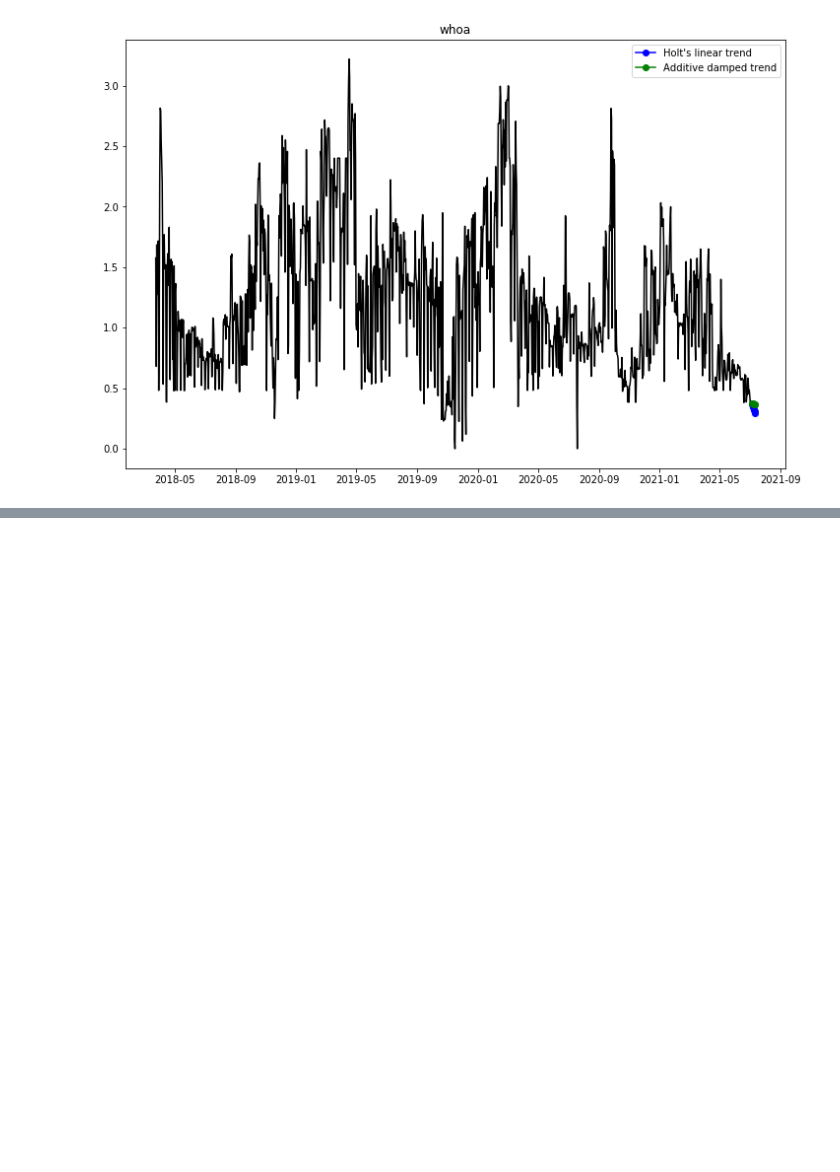
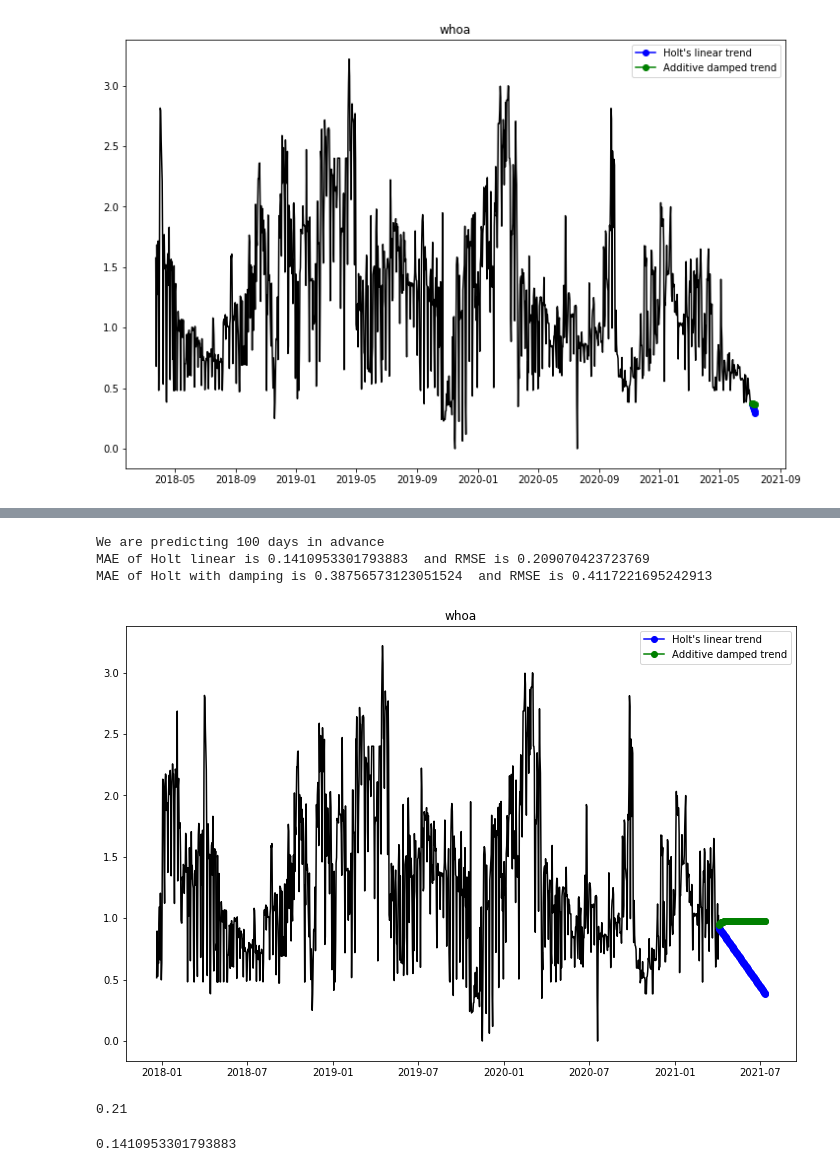
Before and after one commit to cameronthieme/IMAbootcamp2021, a Jupyter notebook: python_time_series/python_time_series.ipynb, the cells around one changed output, grey strips where cells are left out. Drawn from its saved outputs; the diff is of its cells as text; code cells hidden in the pictures; blank space fills up the shorter version.

Commit message:
optimized holt linear method
optimization, in hindsight, cheated by looking at the future

```diff
--- a/python_time_series/python_time_series.ipynb
+++ b/python_time_series/python_time_series.ipynb
@@ -549,0 +600,70 @@ $\beta = 0.2$
+# %%
+# modified from tutorial for Holt's method from webiste above
+
+pred_length = 100
+
+#train/test split
+train = df.iloc[:-pred_length,:]
+test = df.iloc[-pred_length:, :]
+
+# getting input data into format function can understand
+data = list(train['energy_generated'])
+date_info = train['date'].copy()
+date_info.name = None
+index= pd.to_datetime(date_info,format = '%Y/%m/%d')
+data = pd.Series(data, index)
+
+# these are parameters we can play with
+alpha = 0.66
+beta = 0.21
+
+# fitting methods
+# holt linear trend, no damping term
+fit1 = Holt(data, initialization_method="estimated").fit(smoothing_level=alpha, smoothing_trend=beta, optimized=False)
+fcast1 = fit1.forecast(pred_length).rename("Holt's linear trend")
+
+# optimizing holt---didn't work any better than alpha = .8, beta = .2, which was arbitrary from the tutorial notebook
+# fit1 = Holt(data, initialization_method="estimated").fit(optimized=True)
+# fcast1 = fit1.forecast(pred_length).rename("Holt's linear trend")
+
+# holt linear trend damped, damping coefficient optimized
+fit3 = Holt(data, damped_trend=True, initialization_method="estimated").fit(smoothing_level=alpha, smoothing_trend=beta)
+fcast3 = fit3.forecast(pred_length).rename("Additive damped trend")
+
+#plotting stuff
+
+# whole interval looks messy, we can narrow it with this parameter
+view_length = 1200
+
+plt.figure(figsize=(12, 8))
+plt.plot(data[-view_length:], color='black')
+#plt.plot(fit1.fittedvalues, marker='o', color='blue')
+line1, = plt.plot(fcast1, marker='o', color='blue')
+#plt.plot(fit3.fittedvalues, marker='o', color='green')
+line3, = plt.plot(fcast3, marker='o', color='green')
+plt.title('whoa')
+plt.legend([line1, line3], [fcast1.name, fcast3.name])
+
+print('We are predicting %s days in advance' %pred_length)
+
+mae1 = mean_absolute_error(fcast1,test['energy_generated'])
+rmse1 = mean_squared_error(fcast1,test['energy_generated'], squared=False)
+print('MAE of Holt linear is %s' %mae1, ' and RMSE is %s' %rmse1)
+
+
+mae3 = mean_absolute_error(fcast3,test['energy_generated'])
+rmse3 = mean_squared_error(fcast3,test['energy_generated'], squared=False)
+print('MAE of Holt with damping is %s' %mae3, ' and RMSE is %s' %rmse3)
+# %% [output]
+We are predicting 100 days in advance
+MAE of Holt linear is 0.1410953301793883  and RMSE is 0.209070423723769
+MAE of Holt with damping is 0.38756573123051524  and RMSE is 0.4117221695242913
+[figure, added]
+# %%
+0.1410953301793883
+# %% [output]
+0.21
+# %%
+.1410953301793883
+# %% [output]
+0.1410953301793883
```
Also changed, not shown: parts of 4 cells of this notebook, 1 other file.
